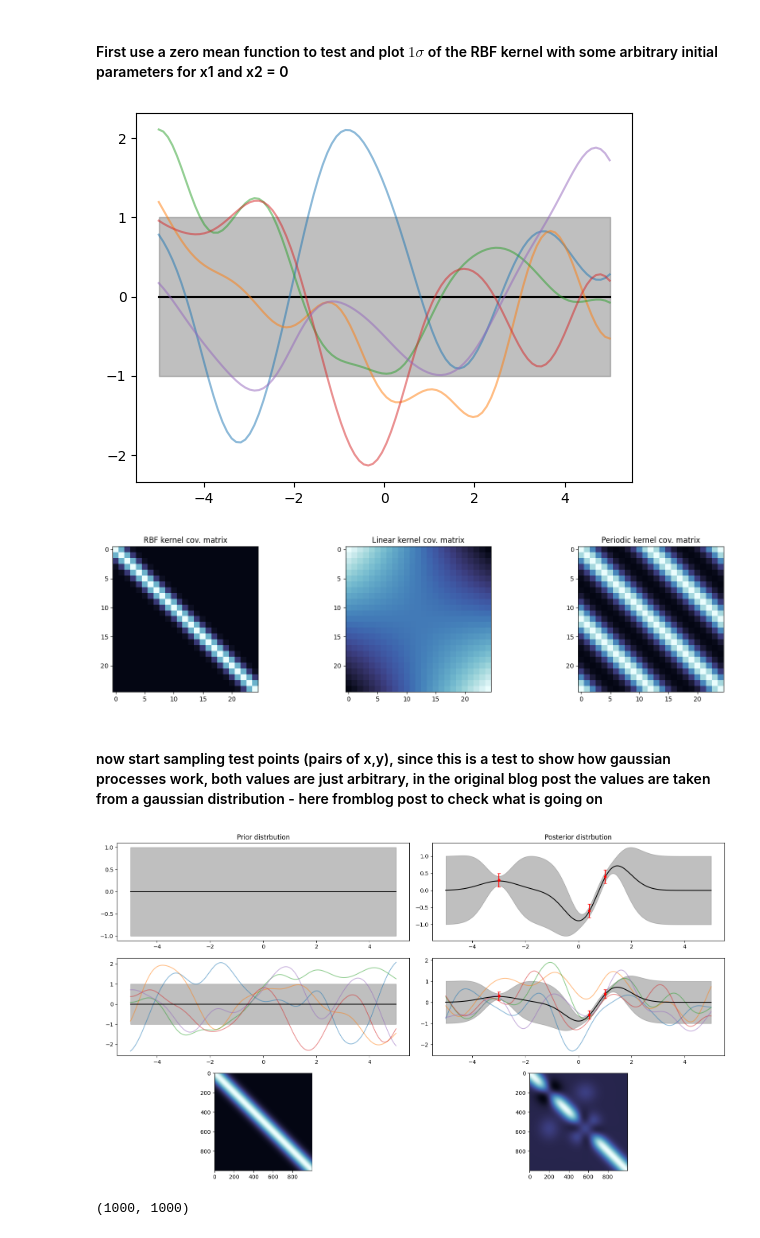
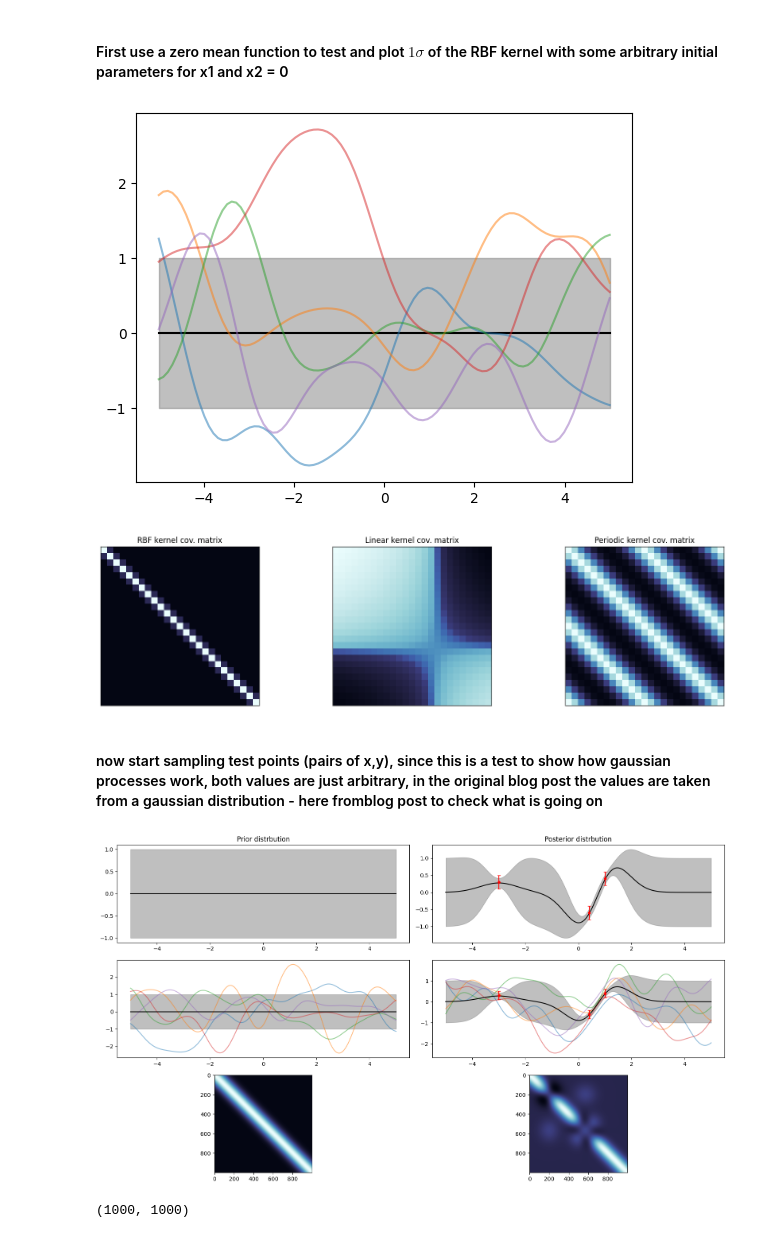
Before and after one commit to sebastian-k-physics/SciML_Gaussian_Processes, a Jupyter notebook: Test.ipynb, the cells around one changed output. Saved outputs shown, nothing was run; the diff lists cells and outputs as text; code cells hidden in the pictures.

Commit message:
Added flow of regression + started kernels

```diff
--- a/Test.ipynb
+++ b/Test.ipynb
@@ -87,7 +92,7 @@ def RBF_kernel_pairwise(x1,x2,parameters):
 	theta1 = parameters[0]
 	theta2 = parameters[1]
 	# Pairwise kernel kreation
-	return theta1 * np.exp( - (x1-x2)**2/(2*theta2**2)  )
+	return theta1**2 * np.exp( - (x1-x2)**2/(2*theta2**2)  )
 
 def RBF_kernel(x1,x2,parameters):
 	''''
@@ -97,8 +102,7 @@ def RBF_kernel(x1,x2,parameters):
 	theta1 = parameters[0] # ~ 1sigma
 	theta2 = parameters[1] # ?
 	# RBF kernel creation for all elements at once
-	return theta1 * np.exp(-theta2/2 * np.subtract.outer(x1,x2)**2) #if x1 and x2 are 1D objects the kernel will be a 2d Matrix
-
+	return theta1**2 * np.exp(- 1/(2 * theta2**2) * np.subtract.outer(x1,x2)**2) #if x1 and x2 are 1D objects the kernel will be a 2d Matrix
 
 def linear_kernel(x1,x2,parameters):
 	''''
@@ -209,46 +213,51 @@ prior_samples = np.random.multivariate_normal(mean_1, cov_1, size=5)
 plt.plot(x_axis, prior_samples.T, alpha=0.5)
 plt.show()
 # %% [output]
-[figure, old version]
+[figure, new version]
 # %%
 fig, axs = plt.subplots(1, 3, figsize=(16,4))
 
 
 x_axis = np.linspace(-10,10,25)
 
 
 # ---------------------------------------- RBF Kernel ---------------------------------------- #
 
+init_params = [1,5] # taken from blog post
+
 # use parameters defined before
 cov_2 = RBF_kernel(x_axis,x_axis,init_params)
 
 axs[0].imshow((cov_2), cmap=pal_cmap)
 axs[0].set_title('RBF kernel cov. matrix')
-
+axs[0].set_xticks([])
+axs[0].set_yticks([])
 
 # ---------------------------------------- Linear Kernel ---------------------------------------- #
 
-init_params_lin = [1,1,0]#  avg distance from theta3 | ~ 1sigma | offset
+init_params_lin = [1,0.7,3]#  avg distance from theta3 | ~ 1sigma | offset
 cov_3 = linear_kernel(x_axis,x_axis,init_params_lin)
 
 
-axs[1].imshow(linear_kernel(x_axis,x_axis,init_params_lin), cmap=pal_cmap)
+axs[1].imshow(linear_kernel(x_axis,x_axis,init_params_lin), cmap=pal_cmap, norm='symlog')
 axs[1].set_title('Linear kernel cov. matrix')
-
+axs[1].set_xticks([])
+axs[1].set_yticks([])
 
 # -------------------------------------- Periodic Kernel ---------------------------------------- #
 
 init_params_per = [1,1e1,1] #  ~ 1sigma | period | lenghtscale
 cov_3 = linear_kernel(x_axis,x_axis,init_params_per)
 
 axs[2].imshow(periodic_kernel(x_axis,x_axis,init_params_per), cmap=pal_cmap)
 axs[2].set_title('Periodic kernel cov. matrix')
 
-
+axs[2].set_xticks([])
+axs[2].set_yticks([])
 plt.tight_layout()
 plt.show()
 # %% [output]
-[figure, old version]
+[figure, new version]
 # %% [markdown]
 #### now start sampling test points (pairs of  x,y), since this is a test to show how gaussian processes work, both values are just arbitrary, in the original blog post the values are taken from a gaussian distribution - here fromblog post to check what is going on
 # %%
@@ -347,7 +356,7 @@ axs[0,1].set_title('Posterior distrbution')
 plt.tight_layout()
 plt.show()
 # %% [output]
-[figure, old version]
+[figure, new version]
 # %%
 x, y = np.meshgrid(x_axis, x_axis)
 
```
Also changed, not shown: parts of 4 cells of this notebook, 5 other files.
